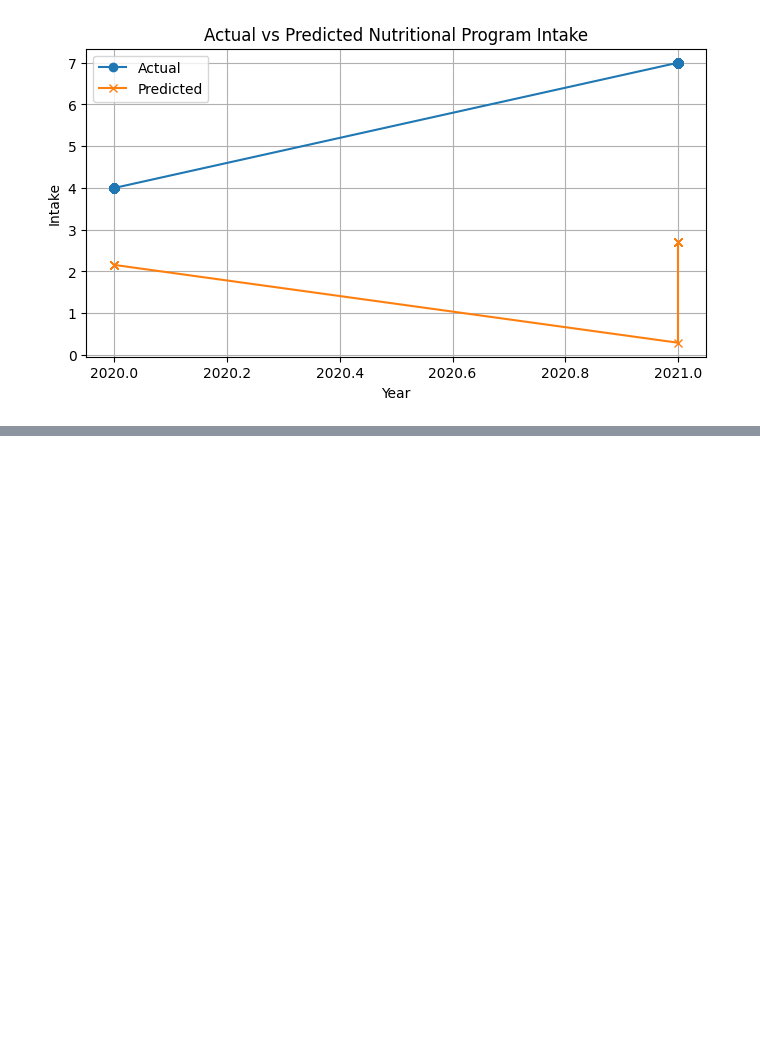
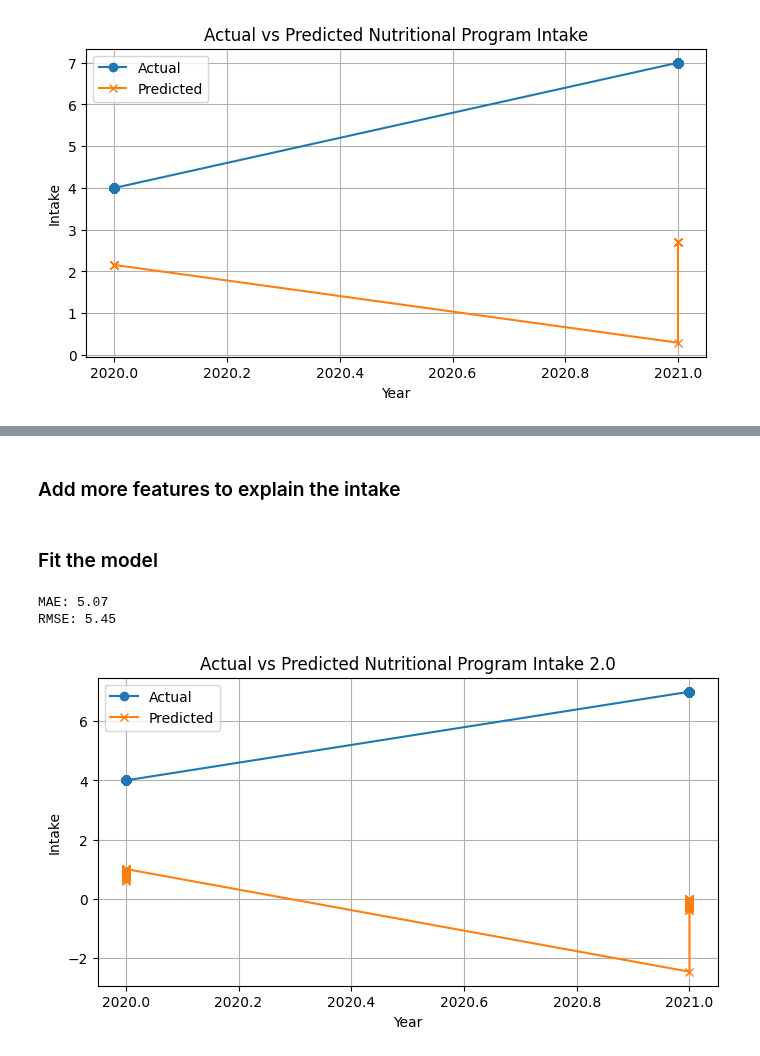
Before and after one commit to pheaktralean/ConcordIA, a Jupyter notebook: food_security_forecasting/food_security.ipynb, the cells around one changed output, grey strips where cells are left out. Drawn from its saved outputs; the diff is of its cells as text; code cells hidden in the pictures; blank space fills up the shorter version.

```diff
--- a/food_security_forecasting/food_security.ipynb
+++ b/food_security_forecasting/food_security.ipynb
@@ -508,0 +514,43 @@ plt.show()
+# %%
+economic_cols = [col for col in df_all.columns if col.startswith('EconomicType_')]
+demographic_cols = [col for col in df_all.columns if col.startswith('Demographic_')]
+food_cols = [col for col in df_all.columns if col.startswith('FoodSecurityStatus_')]
+# %% [markdown]
+### Add more features to explain the intake
+# %%
+feature_cols = feature_cols + economic_cols + demographic_cols + food_cols
+# %%
+X_train2, y_train2 = train[feature_cols], train['Intake']
+X_test2, y_test2 = test[feature_cols], test['Intake']
+
+# Scaling numeric features
+X_train_scaled2 = scaler.fit_transform(X_train2)
+X_test_scaled2 = scaler.transform(X_test2)
+# %% [markdown]
+### Fit the model
+# %%
+model2 = LinearRegression()
+model2.fit(X_train_scaled2, y_train2)
+
+y_pred2 = model2.predict(X_test_scaled2)
+
+mae2 = mean_absolute_error(y_test2, y_pred2)
+rmse2 = np.sqrt(mean_squared_error(y_test2, y_pred2))
+
+print(f'MAE: {mae2:.2f}')
+print(f'RMSE: {rmse2:.2f}')
+# %% [output]
+MAE: 5.07
+RMSE: 5.45
+# %%
+plt.figure(figsize=(8,4))
+plt.plot(test['Year'], y_test2, label='Actual', marker='o')
+plt.plot(test['Year'], y_pred2, label='Predicted', marker='x')
+plt.title('Actual vs Predicted Nutritional Program Intake 2.0')
+plt.xlabel('Year')
+plt.ylabel('Intake')
+plt.legend()
+plt.grid(True)
+plt.show()
+# %% [output]
+[figure, added]
```
Also changed, not shown: parts of 14 cells of this notebook.
